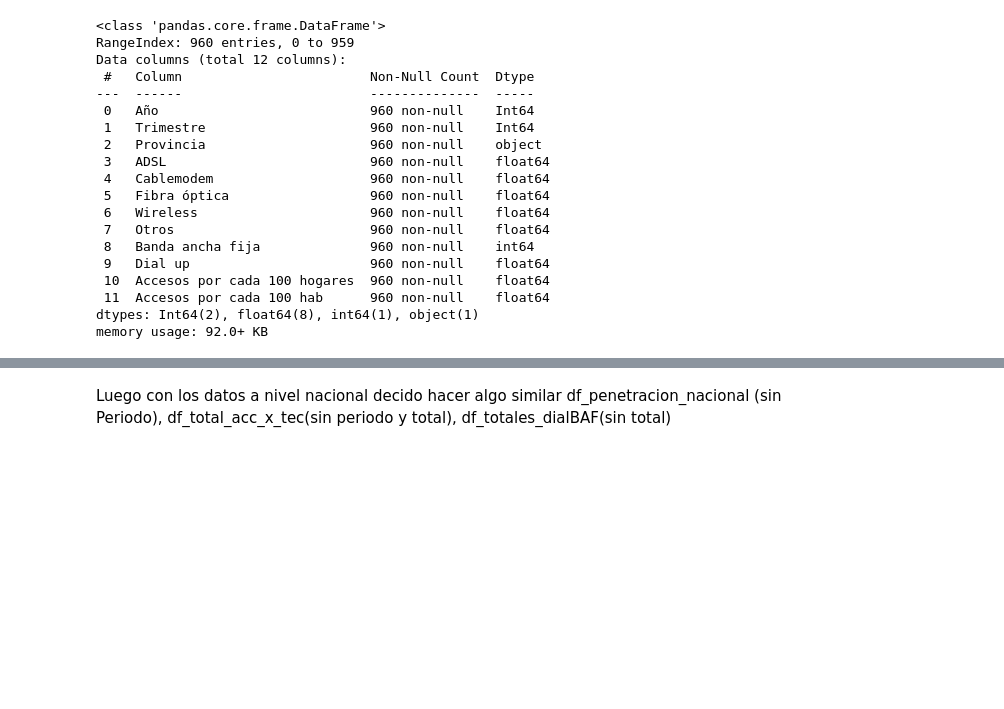
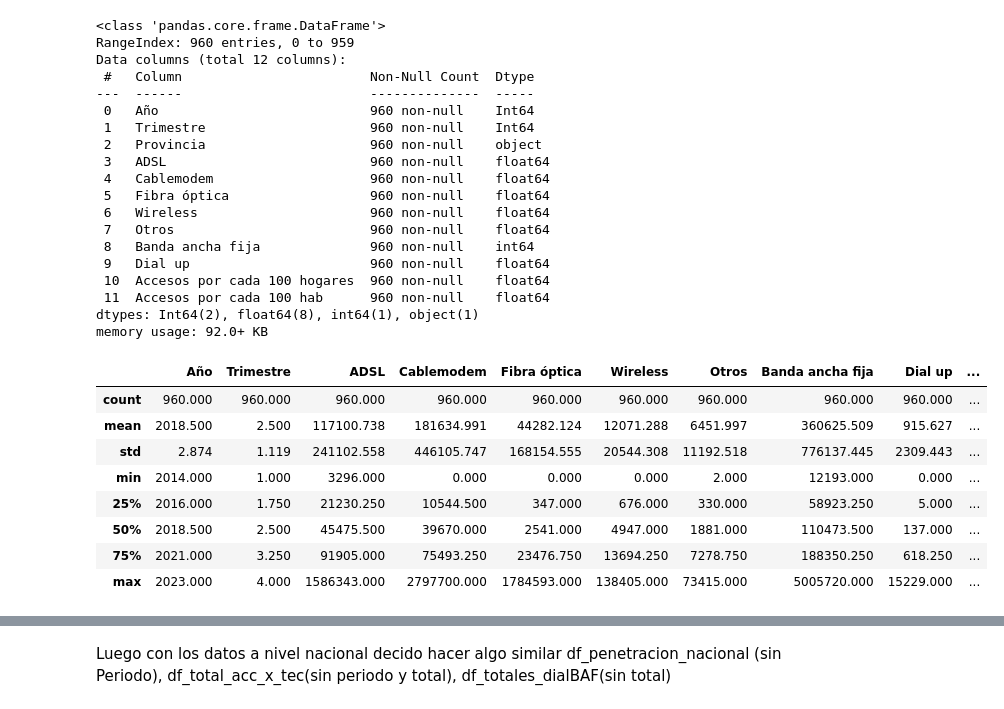
Before and after one commit to denisegonzalez24/analisis-internet-telecomunicaciones, a Jupyter notebook: etl.ipynb, the cells around one changed output, grey strips where cells are left out. Cells and saved outputs as stored; diff of their text form; code cells hidden in the pictures; blank space fills up the shorter version.

```diff
--- a/etl.ipynb
+++ b/etl.ipynb
@@ -1064,3 +1078,15 @@ Data columns (total 12 columns):
  11  Accesos por cada 100 hab      960 non-null    float64
 dtypes: Int64(2), float64(8), int64(1), object(1)
 memory usage: 92.0+ KB
+# %%
+provincias_acceso.describe()
+# %% [output]
+|  | Año | Trimestre | ADSL | Cablemodem | Fibra óptica | Wireless | Otros | Banda ancha fija | Dial up | ... |
+| count | 960.000 | 960.000 | 960.000 | 960.000 | 960.000 | 960.000 | 960.000 | 960.000 | 960.000 | ... |
+| mean | 2018.500 | 2.500 | 117100.738 | 181634.991 | 44282.124 | 12071.288 | 6451.997 | 360625.509 | 915.627 | ... |
+| std | 2.874 | 1.119 | 241102.558 | 446105.747 | 168154.555 | 20544.308 | 11192.518 | 776137.445 | 2309.443 | ... |
+| min | 2014.000 | 1.000 | 3296.000 | 0.000 | 0.000 | 0.000 | 2.000 | 12193.000 | 0.000 | ... |
+| 25% | 2016.000 | 1.750 | 21230.250 | 10544.500 | 347.000 | 676.000 | 330.000 | 58923.250 | 5.000 | ... |
+| 50% | 2018.500 | 2.500 | 45475.500 | 39670.000 | 2541.000 | 4947.000 | 1881.000 | 110473.500 | 137.000 | ... |
+| 75% | 2021.000 | 3.250 | 91905.000 | 75493.250 | 23476.750 | 13694.250 | 7278.750 | 188350.250 | 618.250 | ... |
+| max | 2023.000 | 4.000 | 1586343.000 | 2797700.000 | 1784593.000 | 138405.000 | 73415.000 | 5005720.000 | 15229.000 | ... |
```
Also changed, not shown: parts of 9 cells of this notebook.
